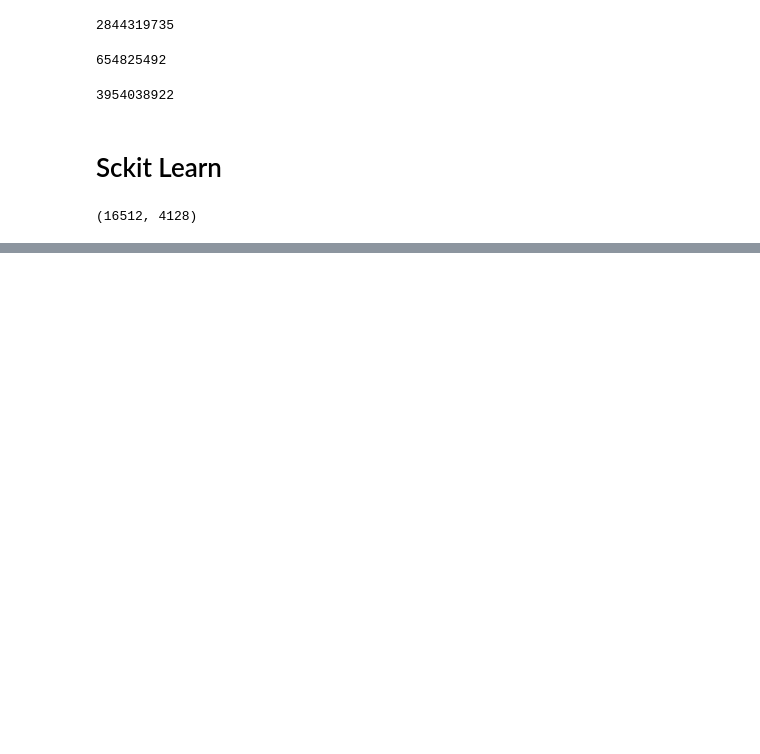
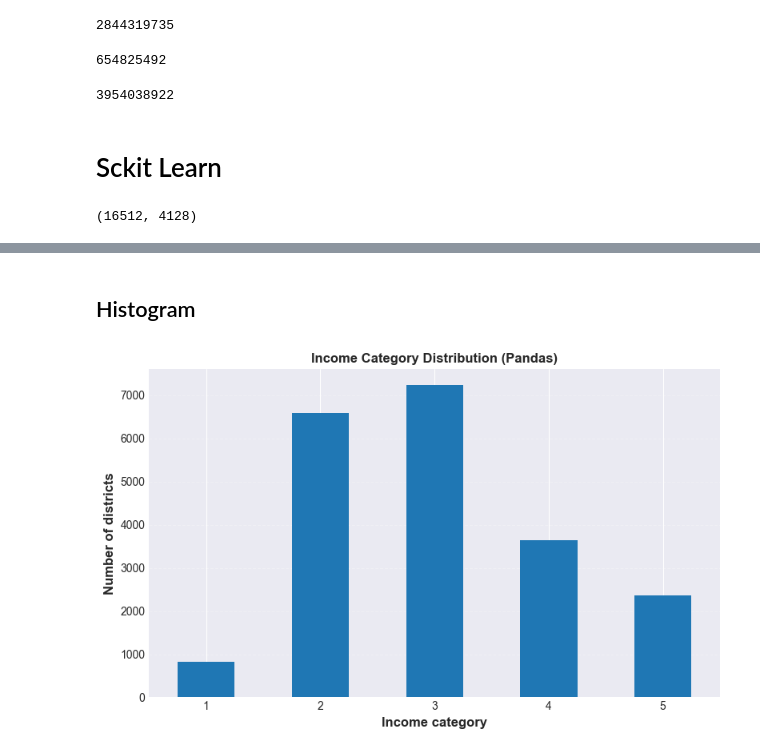
Before and after one commit to DavidCalebChaparroOrozco/Hands-OnMachineLearningwithScikit-LearnandPyTorch-Aur-lienG-ron, a Jupyter notebook: DataloadingExplorationPreparation/PracticeHousingDataset.ipynb, the cells around one changed output, grey strips where cells are left out. Saved outputs shown, nothing was run; the diff lists cells and outputs as text; code cells hidden in the pictures; blank space fills up the shorter version.

```diff
--- a/DataloadingExplorationPreparation/PracticeHousingDataset.ipynb
+++ b/DataloadingExplorationPreparation/PracticeHousingDataset.ipynb
@@ -308,0 +313,7 @@ len(train_set), len(test_set)
+# %%
+housing_pd['income_cat'] = pd.cut(
+    housing_pd['MedInc'],
+    bins=[0. , 1.5, 3.0, 4.5, 6.0, np.inf],
+    labels=[1, 2, 3, 4, 5]
+)
+housing_pd.head()
@@ -308,0 +346,20 @@ len(train_set), len(test_set)
+# %% [markdown]
+## Histogram
+# %%
+cat_counts_pd = housing_pd["income_cat"].value_counts().sort_index()
+fig, ax = plt.subplots(figsize=(8, 5))
+cat_counts_pd.plot.bar(ax=ax, rot=0)
+
+ax.set_xlabel("Income category", fontsize=12, fontweight='bold')
+ax.set_ylabel("Number of districts", fontsize=12, fontweight='bold')
+ax.set_title("Income Category Distribution (Pandas)", fontweight='bold')
+
+# 👇 Divide the Y-axis by 1000 increments
+ax.yaxis.set_major_locator(ticker.MultipleLocator(1000))
+
+ax.grid(True, axis='y', linestyle='--', alpha=0.3)
+
+plt.tight_layout()
+plt.show()
+# %% [output]
+[figure, added]
```
Also changed, not shown: parts of 22 cells of this notebook, 1 other file.
